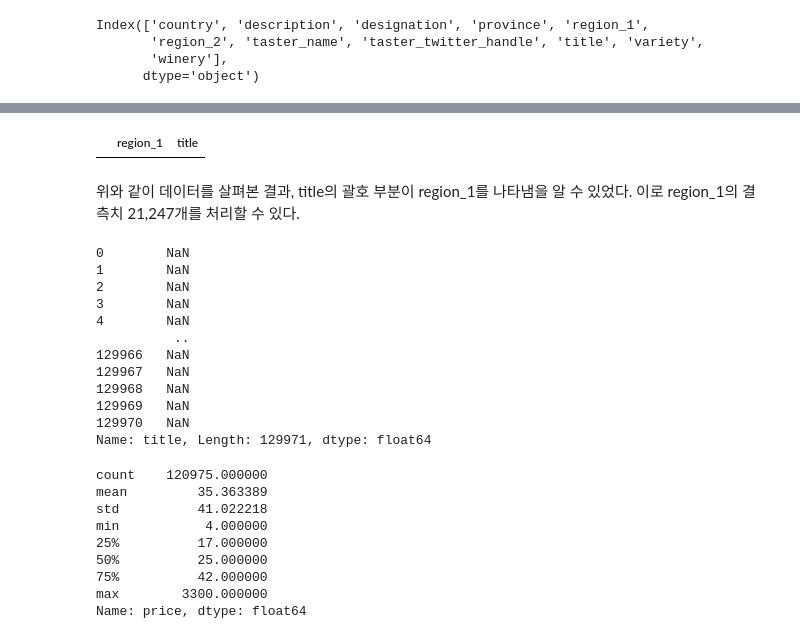
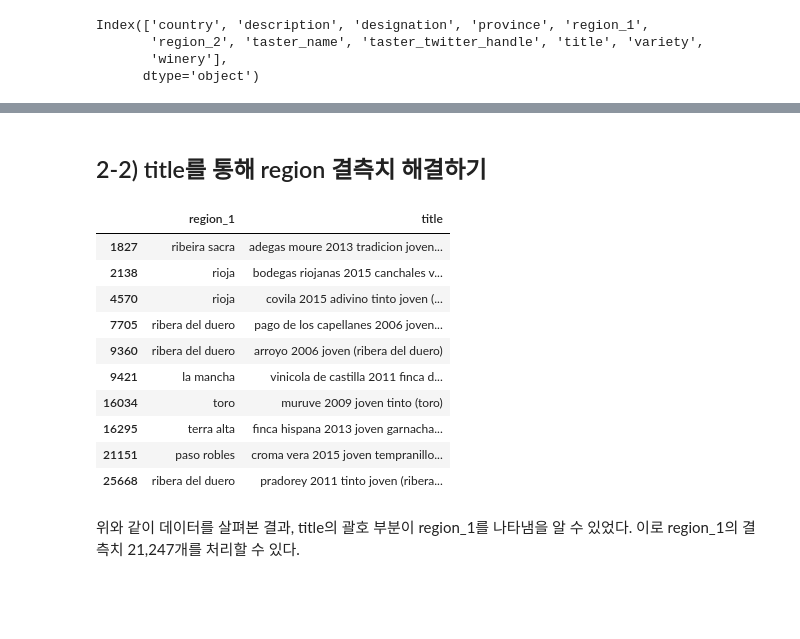
Before and after one commit to daje0601/CookBook-Python, a Jupyter notebook: bootcamp_DS/project/section2_porject_210222/section2_project.ipynb, the cells around one changed output, grey strips where cells are left out. Drawn from its saved outputs; the diff is of its cells as text; code cells hidden in the pictures; blank space fills up the shorter version.

Commit message:
project

```diff
--- a/bootcamp_DS/project/section2_porject_210222/section2_project.ipynb
+++ b/bootcamp_DS/project/section2_porject_210222/section2_project.ipynb
@@ -58,2 +59,2 @@ import numpy as np
 # %%
-#df2 = pd.read_csv(r"C:\Users\user\Documents\pandas_study\bootcamp_DS\project\section2_porject_210222\winemag-data_first150k.csv",  index_col=0)
+df = pd.read_csv(r"C:\Users\user\Documents\pandas_study\bootcamp_DS\project\section2_porject_210222\winemag-data-130k-v2.csv", index_col=0)
@@ -236,0 +275,7 @@ object_columns = ['country', 'description', 'designation', 'province', 'region_1
+# %%
+# 위에서도 언급한 바와 같이 같은 용어인데 나라별로 철자를 다르게 사용한다.
+# 이에, 용어를 통일하고자 한다.
+
+for column in df[~df.isnull()][object_columns]:
+    df[column] = df[column].str.replace("reserva","reserve")
+    df[column] = df[column].str.replace("riserva","reserve")
@@ -237,5 +289,8 @@ object_columns = ['country', 'description', 'designation', 'province', 'region_1
 # %%
 # 문자 영어로 통일
+# 위에서도 언급한 바와 같이 해당 데이터에는 발음의 구분 목적으로
+# 특수문자가 기재되어 있어 해당 데이터를 영어로 변환해주고자 함
+
 lists = [["À","Á","Â","Ã","Ä","Ä","Å"]
         ,["à","á","â","ã","ä","ä","å"]
         ,["È","É","Ê","Ë","Ë"]
@@ -248,25 +303,25 @@ lists = [["À","Á","Â","Ã","Ä","Ä","Å"]
         ,["ý","ÿ","ÿ"]]
 
 for list in lists[0][1] :
-    df1 = df1.replace(list, "a", regex=True)
+    df = df.replace(list, "a", regex=True)
 
 for list in lists[2][3] :
-    df1 = df1.replace(list, "e", regex=True)
+    df = df.replace(list, "e", regex=True)
 
 for list in lists[4] :
-    df1 = df1.replace(list, "c", regex=True)
+    df = df.replace(list, "c", regex=True)
 
 for list in lists[5] :
-    df1 = df1.replace(list, "i", regex=True)
+    df = df.replace(list, "i", regex=True)
 
 for list in lists[6] :
-    df1 = df1.replace(list, "o", regex=True)
+    df = df.replace(list, "o", regex=True)
 
 for list in lists[7] :
-     df1 = df1.replace(list, "n", regex=True)
+     df = df.replace(list, "n", regex=True)
 
 for list in lists[8] :
-    df1 = df1.replace(list, "u", regex=True)
+    df = df.replace(list, "u", regex=True)
 
 for list in lists[9] :
-    df1 = df1.replace(list, "y", regex=True)
+    df = df.replace(list, "y", regex=True)
@@ -285,4 +328,4 @@ df1["designation"].isnull().sum()
 # %%
 # 모든 대문자 -> 소문자
 for column in object_columns:
-    df1[column] = df1[column].str.lower()
+    df[column] = df[column].str.lower()
@@ -366,7 +342,20 @@ gran_reserve=df1[["designation","title"]].query('designation.str.contains("nan",
+# %% [markdown]
+## 2-2) title를 통해 region 결측치 해결하기
 # %%
-df1[["region_1","title"]].query('title.str.contains("joven")',engine='python').head(10)
+# "region_1","title" 관찰
+df[["region_1","title"]].query('title.str.contains("joven")',engine='python').head(10)
 # %% [output]
 |  | region_1 | title |
+| 1827 | ribeira sacra | adegas moure 2013 tradicion joven... |
+| 2138 | rioja | bodegas riojanas 2015 canchales v... |
+| 4570 | rioja | covila 2015 adivino tinto joven (... |
+| 7705 | ribera del duero | pago de los capellanes 2006 joven... |
+| 9360 | ribera del duero | arroyo 2006 joven (ribera del duero) |
+| 9421 | la mancha | vinicola de castilla 2011 finca d... |
+| 16034 | toro | muruve 2009 joven tinto (toro) |
+| 16295 | terra alta | finca hispana 2013 joven garnacha... |
+| 21151 | paso robles | croma vera 2015 joven tempranillo... |
+| 25668 | ribera del duero | pradorey 2011 tinto joven (ribera... |
 # %% [markdown]
 위와 같이 데이터를 살펴본 결과, title의 괄호 부분이 region_1를 나타냄을 알 수 있었다.
 이로 region_1의 결측치 21,247개를 처리할 수 있다.
@@ -376,27 +361,0 @@ df1["title"] = df1["title"].str.split(")")
-# %%
-df1["title"]
-# %% [output]
-0        NaN
-1        NaN
-2        NaN
-3        NaN
-4        NaN
-          ..
-129966   NaN
-129967   NaN
-129968   NaN
-129969   NaN
-129970   NaN
-Name: title, Length: 129971, dtype: float64
-# %%
-df1['price'].describe()
-# %% [output]
-count    120975.000000
-mean         35.363389
-std          41.022218
-min           4.000000
-25%          17.000000
-50%          25.000000
-75%          42.000000
-max        3300.000000
-Name: price, dtype: float64
```
Also changed, not shown: parts of 81 cells of this notebook, 1 other file.
